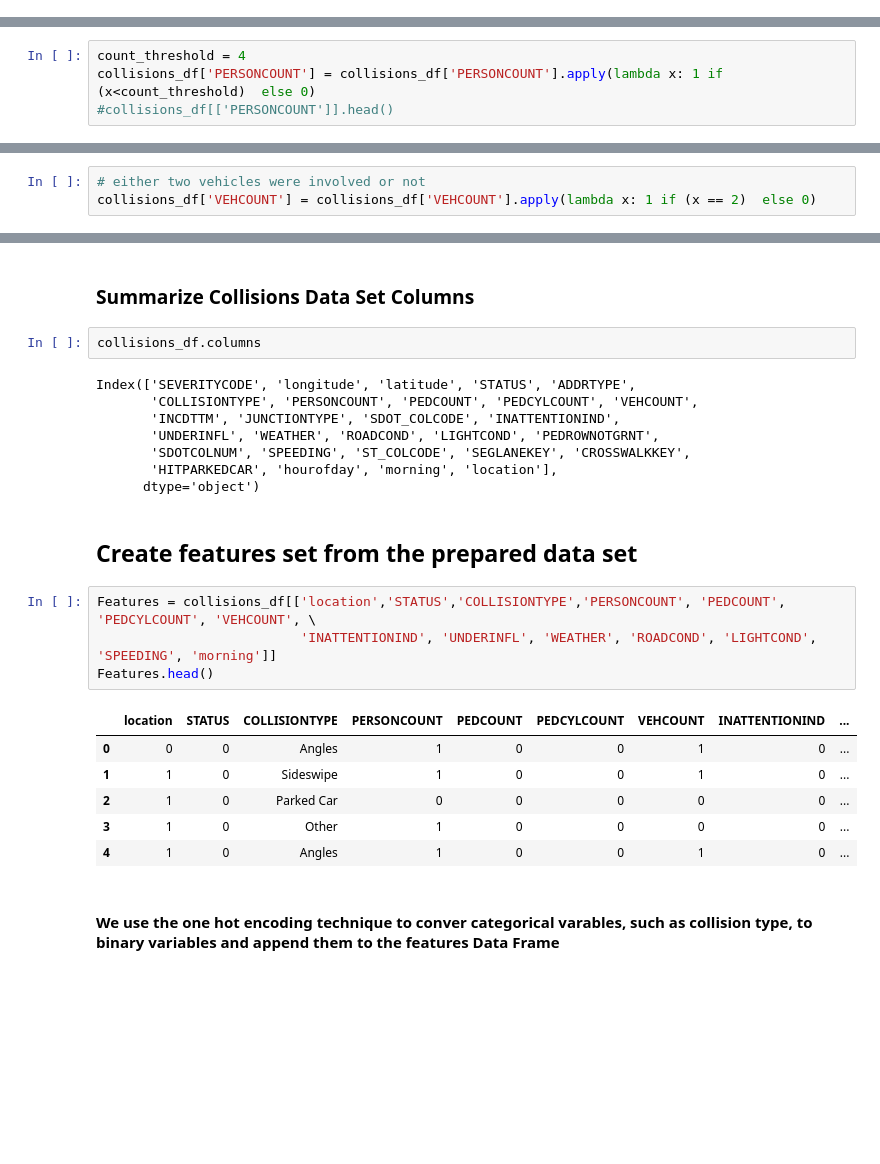
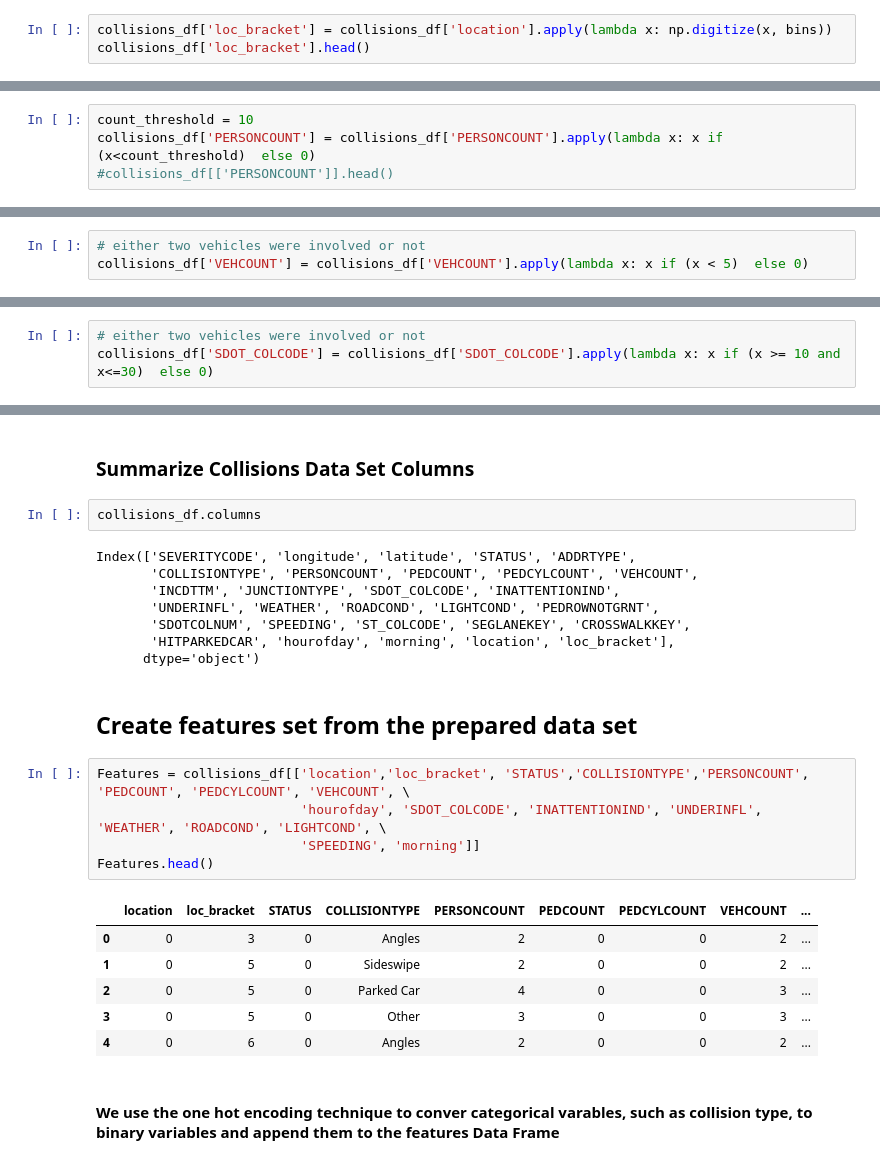
Before and after one commit to chewitty/Coursera_Capstone, a Jupyter notebook: Applied DS Capstone-wk21.ipynb, the cells around one changed output, grey strips where cells are left out. Cells and saved outputs as stored; diff of their text form; blank space fills up the shorter version.

```diff
--- a/Applied DS Capstone-wk21.ipynb
+++ b/Applied DS Capstone-wk21.ipynb
@@ -447,0 +454,3 @@ We can use feature binarization to set a threshold value about one standard devi
+# %%
+collisions_df['loc_bracket'] = collisions_df['location'].apply(lambda x: np.digitize(x, bins))
+collisions_df['loc_bracket'].head()
@@ -493,5 +495,5 @@ We can use feature binarization to set a threshold value of 4.
 # %%
-count_threshold = 4
-collisions_df['PERSONCOUNT'] = collisions_df['PERSONCOUNT'].apply(lambda x: 1 if (x<count_threshold)  else 0)
+count_threshold = 10
+collisions_df['PERSONCOUNT'] = collisions_df['PERSONCOUNT'].apply(lambda x: x if (x<count_threshold)  else 0)
 #collisions_df[['PERSONCOUNT']].head()
 # %%
@@ -553,5 +566,5 @@ plt.show()
 [figure]
 # %%
 # either two vehicles were involved or not
-collisions_df['VEHCOUNT'] = collisions_df['VEHCOUNT'].apply(lambda x: 1 if (x == 2)  else 0)
+collisions_df['VEHCOUNT'] = collisions_df['VEHCOUNT'].apply(lambda x: x if (x < 5)  else 0)
 # %%
@@ -567,0 +600,3 @@ In 24% of collisions involving 2 vehicles resulted in injury, compared to 47% ot
+# %%
+# either two vehicles were involved or not
+collisions_df['SDOT_COLCODE'] = collisions_df['SDOT_COLCODE'].apply(lambda x: x if (x >= 10 and x<=30)  else 0)
@@ -577,21 +634,22 @@ Index(['SEVERITYCODE', 'longitude', 'latitude', 'STATUS', 'ADDRTYPE',
        'INCDTTM', 'JUNCTIONTYPE', 'SDOT_COLCODE', 'INATTENTIONIND',
        'UNDERINFL', 'WEATHER', 'ROADCOND', 'LIGHTCOND', 'PEDROWNOTGRNT',
        'SDOTCOLNUM', 'SPEEDING', 'ST_COLCODE', 'SEGLANEKEY', 'CROSSWALKKEY',
-       'HITPARKEDCAR', 'hourofday', 'morning', 'location'],
+       'HITPARKEDCAR', 'hourofday', 'morning', 'location', 'loc_bracket'],
       dtype='object')
 # %% [markdown]
 ## Create features set from the prepared data set
 # %%
-Features = collisions_df[['location','STATUS','COLLISIONTYPE','PERSONCOUNT', 'PEDCOUNT', 'PEDCYLCOUNT', 'VEHCOUNT', \
-                          'INATTENTIONIND', 'UNDERINFL', 'WEATHER', 'ROADCOND', 'LIGHTCOND', 'SPEEDING', 'morning']]
+Features = collisions_df[['location','loc_bracket', 'STATUS','COLLISIONTYPE','PERSONCOUNT', 'PEDCOUNT', 'PEDCYLCOUNT', 'VEHCOUNT', \
+                          'hourofday', 'SDOT_COLCODE', 'INATTENTIONIND', 'UNDERINFL', 'WEATHER', 'ROADCOND', 'LIGHTCOND', \
+                          'SPEEDING', 'morning']]
 Features.head()
 # %% [output]
-|  | location | STATUS | COLLISIONTYPE | PERSONCOUNT | PEDCOUNT | PEDCYLCOUNT | VEHCOUNT | INATTENTIONIND | ... |
-| 0 | 0 | 0 | Angles | 1 | 0 | 0 | 1 | 0 | ... |
-| 1 | 1 | 0 | Sideswipe | 1 | 0 | 0 | 1 | 0 | ... |
-| 2 | 1 | 0 | Parked Car | 0 | 0 | 0 | 0 | 0 | ... |
-| 3 | 1 | 0 | Other | 1 | 0 | 0 | 0 | 0 | ... |
-| 4 | 1 | 0 | Angles | 1 | 0 | 0 | 1 | 0 | ... |
+|  | location | loc_bracket | STATUS | COLLISIONTYPE | PERSONCOUNT | PEDCOUNT | PEDCYLCOUNT | VEHCOUNT | ... |
+| 0 | 0 | 3 | 0 | Angles | 2 | 0 | 0 | 2 | ... |
+| 1 | 0 | 5 | 0 | Sideswipe | 2 | 0 | 0 | 2 | ... |
+| 2 | 0 | 5 | 0 | Parked Car | 4 | 0 | 0 | 3 | ... |
+| 3 | 0 | 5 | 0 | Other | 3 | 0 | 0 | 3 | ... |
+| 4 | 0 | 6 | 0 | Angles | 2 | 0 | 0 | 2 | ... |
 # %% [markdown]
 #### We use the one hot encoding technique to conver categorical varables, such as collision type, to binary variables and append them to the features Data Frame
 # %%
```
Also changed, not shown: parts of 56 cells of this notebook.
